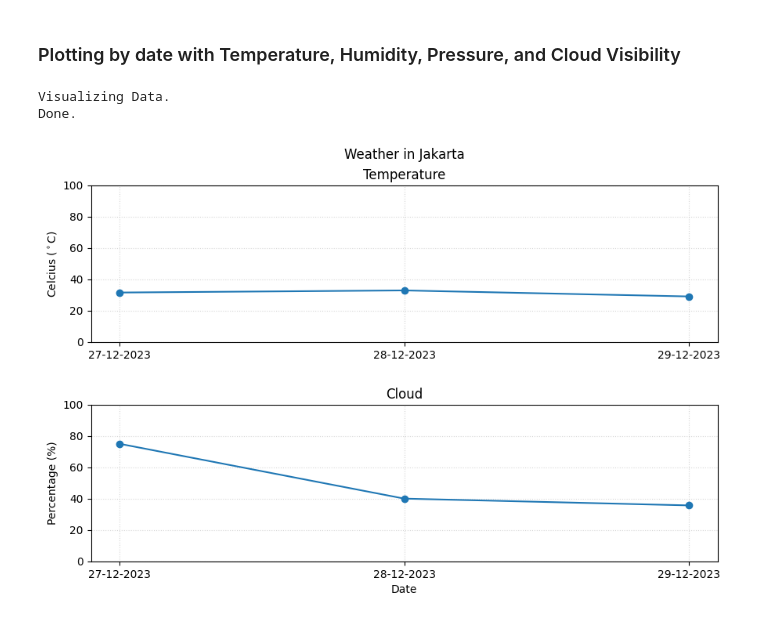
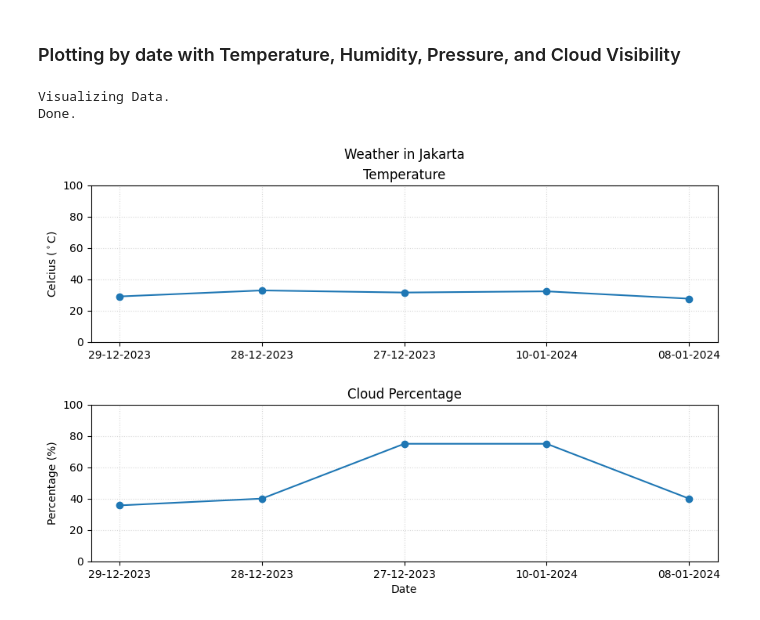
Before and after one commit to muh-adli/JSON-and-XML-weather-API-reciever, a Jupyter notebook: weather.ipynb, the cells around one changed output. Saved outputs shown, nothing was run; the diff lists cells and outputs as text; code cells hidden in the pictures.

Commit message:
Receiving new data and update sorting in visualize

```diff
--- a/weather.ipynb
+++ b/weather.ipynb
@@ -231,6 +231,9 @@ else:
     print('Processing Data.')
     # Cleansing data to dd-mm-yy format
     print('Initial Data.')
+    # print(Dataset_Filtered)
+    # Sorting data by Date
+    Dataset_Filtered = Dataset_Filtered.sort_values(by='Date').reset_index(drop=True)
     print(Dataset_Filtered)
     Dataset_Filtered['Date'] = Dataset_Filtered['Date'].dt.strftime('%d-%m-%Y')
 
@@ -258,6 +261,7 @@ else:
 
     # Adding city data by filtered city
     Dataset_Filtered['City'] = Filter_City
+
     print('Processed Data.')
     print(Dataset_Filtered)
     print('Done.')
@@ -291,38 +290,41 @@ print('Visualizing Data.')
 fig, (ax1, ax2) = plt.subplots(2, 1, figsize=(10,6))
 plt.subplots_adjust(left=0.1, right=0.9, bottom=0.1, top=0.9, wspace=0.2, hspace=0.4)
 fig.suptitle(f'Weather in {Filter_City}')
+
+# Sorting Data
+Filtered_Date = Filtered_Date.sort_values(by='Date', ascending=False).reset_index(drop=True)
 
 # Define data to plotting
 ax1.plot(Filtered_Date['Date'],
         Filtered_Date['Temp_Avg'], 'o-')
 
 ax2.plot(Filtered_Date['Date'],
         Filtered_Date['Cloud'], 'o-')
 
 # Configure the label and title figure
 ax1.set(ylabel=r'Celcius ($^\circ$C)',
        )
 ax1.set_title('Temperature')
 
 ax2.set(xlabel='Date',
        ylabel=r'Percentage (%)',
        )
-ax2.set_title('Cloud')
+ax2.set_title('Cloud Percentage')
 
 # Configure grid to visualize the y axis grid
 ax1.grid(which='both')
 ax1.grid(which='minor', alpha=0.2, linestyle='dotted')
 ax1.grid(which='major', alpha=0.5, linestyle='dotted')
 ax1.set_ylim([0, 100])
 
 ax2.grid(which='both')
 ax2.grid(which='minor', alpha=0.2, linestyle='dotted')
 ax2.grid(which='major', alpha=0.5, linestyle='dotted')
 ax2.set_ylim([0, 100])
 print('Done.')
 
 plt.show()
 # %% [output]
 Visualizing Data.
 Done.
-[figure, old version]
+[figure, new version]
```
Also changed, not shown: parts of 5 cells of this notebook, 2 other files.
